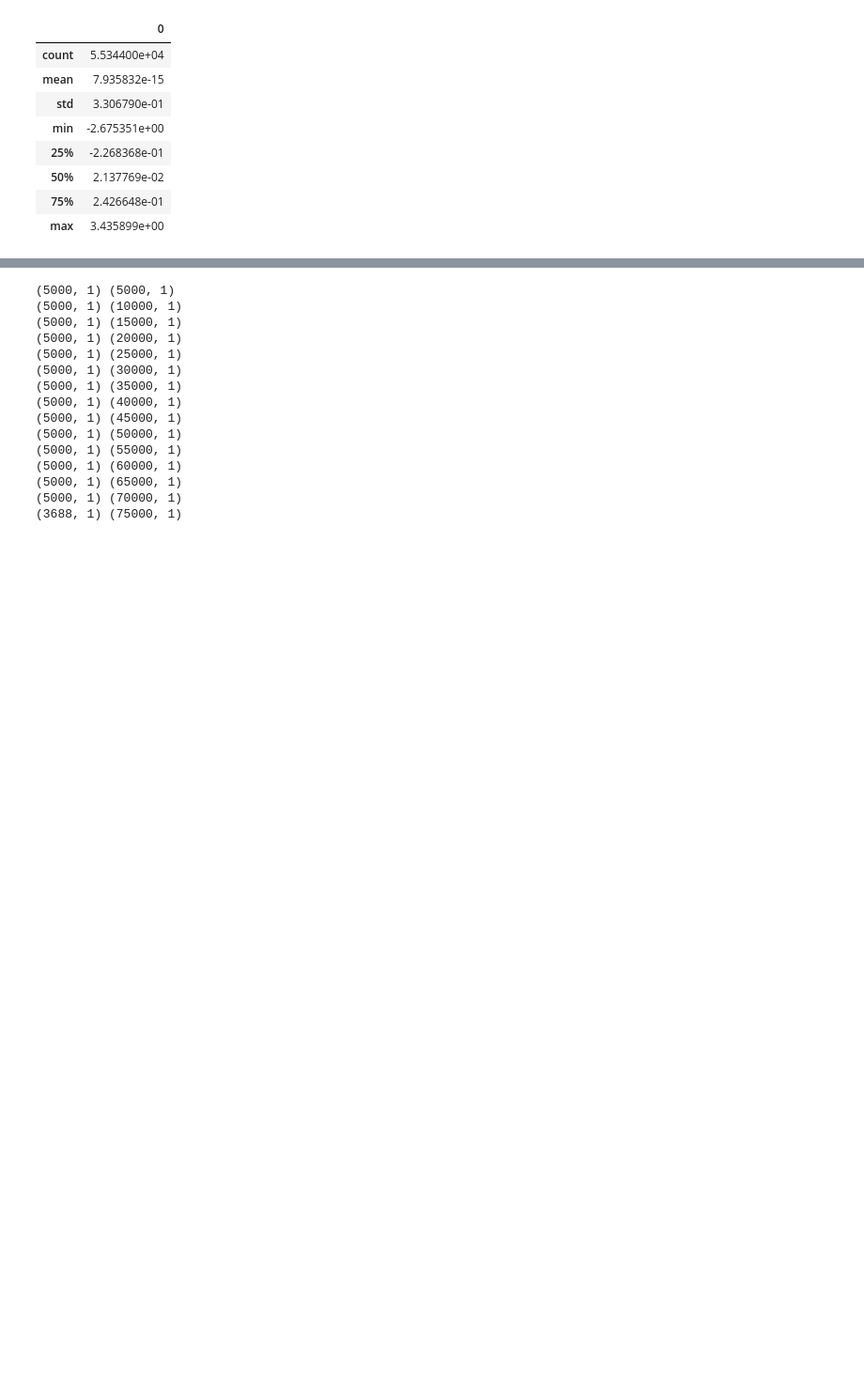
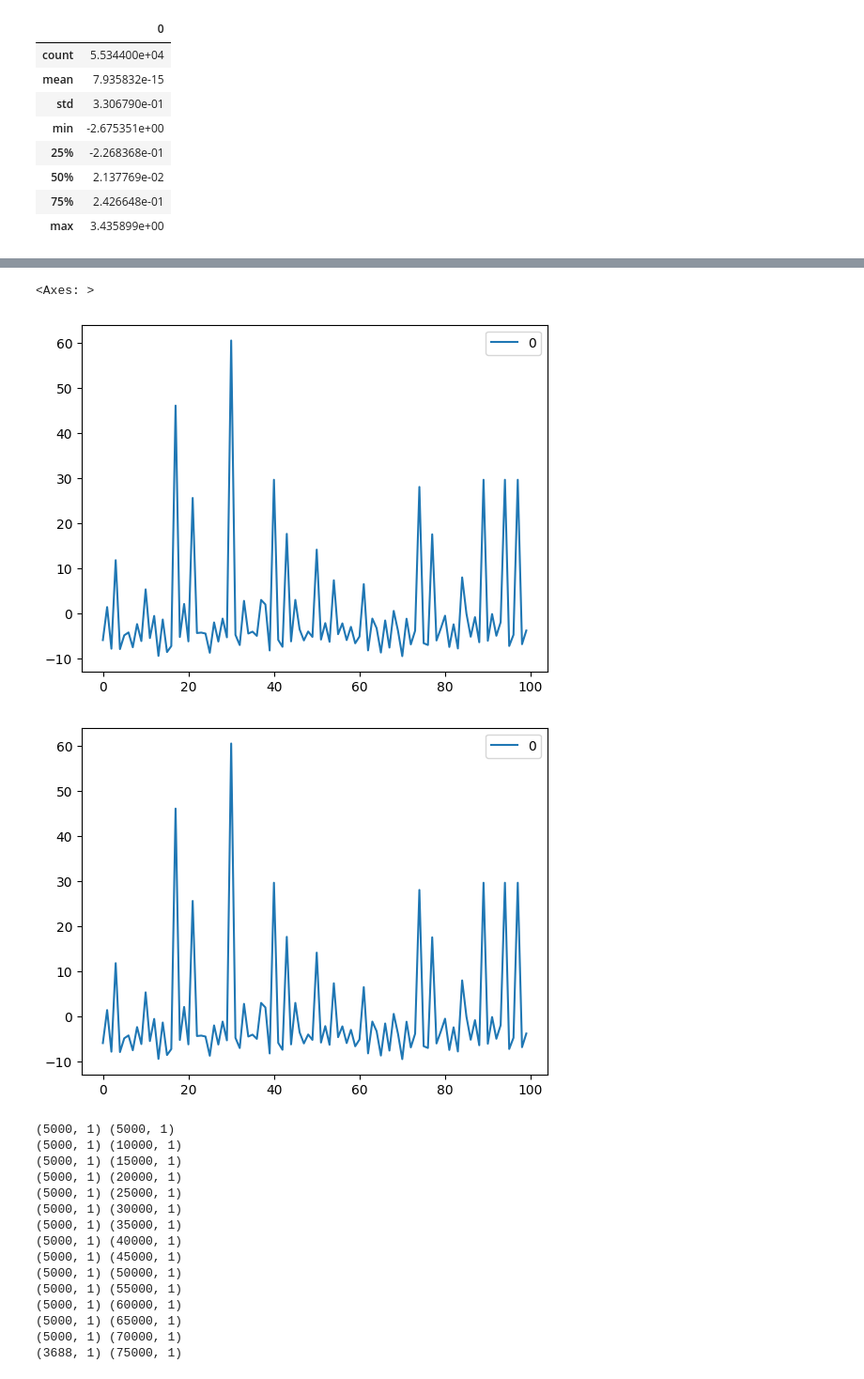
Before and after one commit to riderman10000/action_count_in_events3, a Jupyter notebook: all_code/time_series/test_ipca.ipynb, the cells around one changed output, grey strips where cells are left out. Shown: that part at 94% size. Saved outputs shown, nothing was run; the diff lists cells and outputs as text; code cells hidden in the pictures; blank space fills up the shorter version.

```diff
--- a/all_code/time_series/test_ipca.ipynb
+++ b/all_code/time_series/test_ipca.ipynb
@@ -58,6 +62,12 @@ user02_lab.csv
 # intermediate pca method
 from sklearn.decomposition import PCA, IncrementalPCA
 data = df.values
+# %%
+ipca = IncrementalPCA(n_components=1, batch_size=1000)
+pca = PCA(n_components=1)
+
+partial_ipca_data = ipca.fit_transform(data[:100, :])
+partial_pca_data = pca.fit_transform(data[:100, :])
 # %%
 ipca = IncrementalPCA(n_components=1, batch_size=1000)
 pca = PCA(n_components=1)
@@ -145,3 +148,10 @@ ipca_df.plot()
+# %%
+p_ipca_df.plot()
+p_pca_df.plot()
+# %% [output]
+<Axes: >
+[figure, added]
+[figure, added]
 # %%
 def load_data_chunk(file_path, chunk_size = 1000):
     for chunk in pd.read_csv(file_path, chunksize=chunk_size):
```
Also changed, not shown: parts of 9 cells of this notebook, 2 other files.
